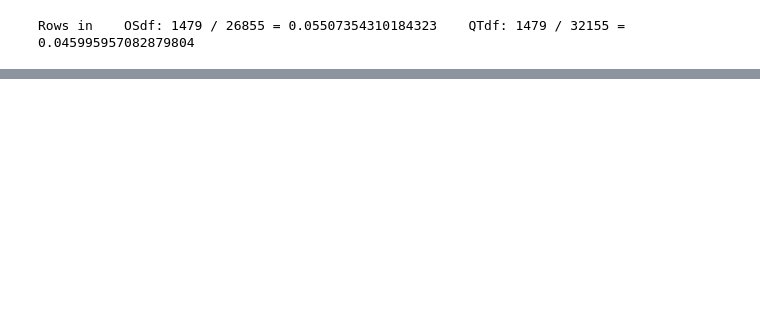
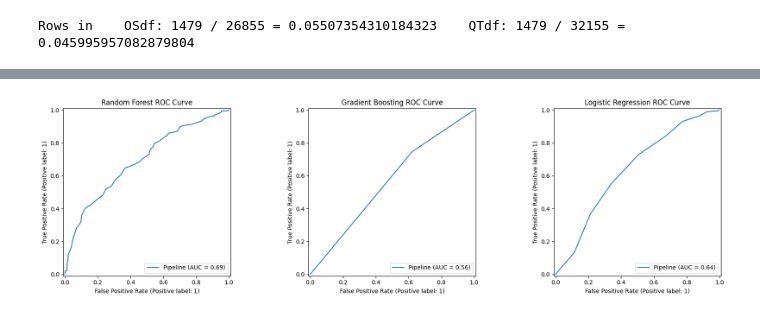
Before and after one commit to josedgm/JITkau, a Jupyter notebook: main.ipynb, the cells around one changed output, grey strips where cells are left out. Drawn from its saved outputs; the diff is of its cells as text; code cells hidden in the pictures; blank space fills up the shorter version.

```diff
--- a/main.ipynb
+++ b/main.ipynb
@@ -35,3 +51,11 @@ y = df_qt['bugcount']
 X_train, X_test, y_train, y_test = train_test_split(
     X, y, test_size=0.2, random_state=42
 )
+# %%
+# the 3 classifiers I will use to compare:
+
+classifiers = {
+    "Random Forest": RandomForestClassifier(n_estimators=100, random_state=42),
+    "Gradient Boosting": DecisionTreeClassifier(random_state=42),
+    "Logistic Regression": BaggingClassifier(n_estimators=10, random_state=42)
+}
@@ -37,0 +102,12 @@ X_train, X_test, y_train, y_test = train_test_split(
+# %%
+fig, ax = plt.subplots(1, 3, figsize=(18, 5))
+
+for idx, (name, res) in enumerate(results.items()):
+  # Plot confusion matrix
+  RocCurveDisplay.from_estimator(res['model'], X_test, y_test,  ax=ax[idx])
+  ax[idx].set_title(f'{name} ROC Curve')
+
+plt.tight_layout()
+plt.show()
+# %% [output]
+[figure, added]
```
Also changed, not shown: parts of 6 cells of this notebook.
